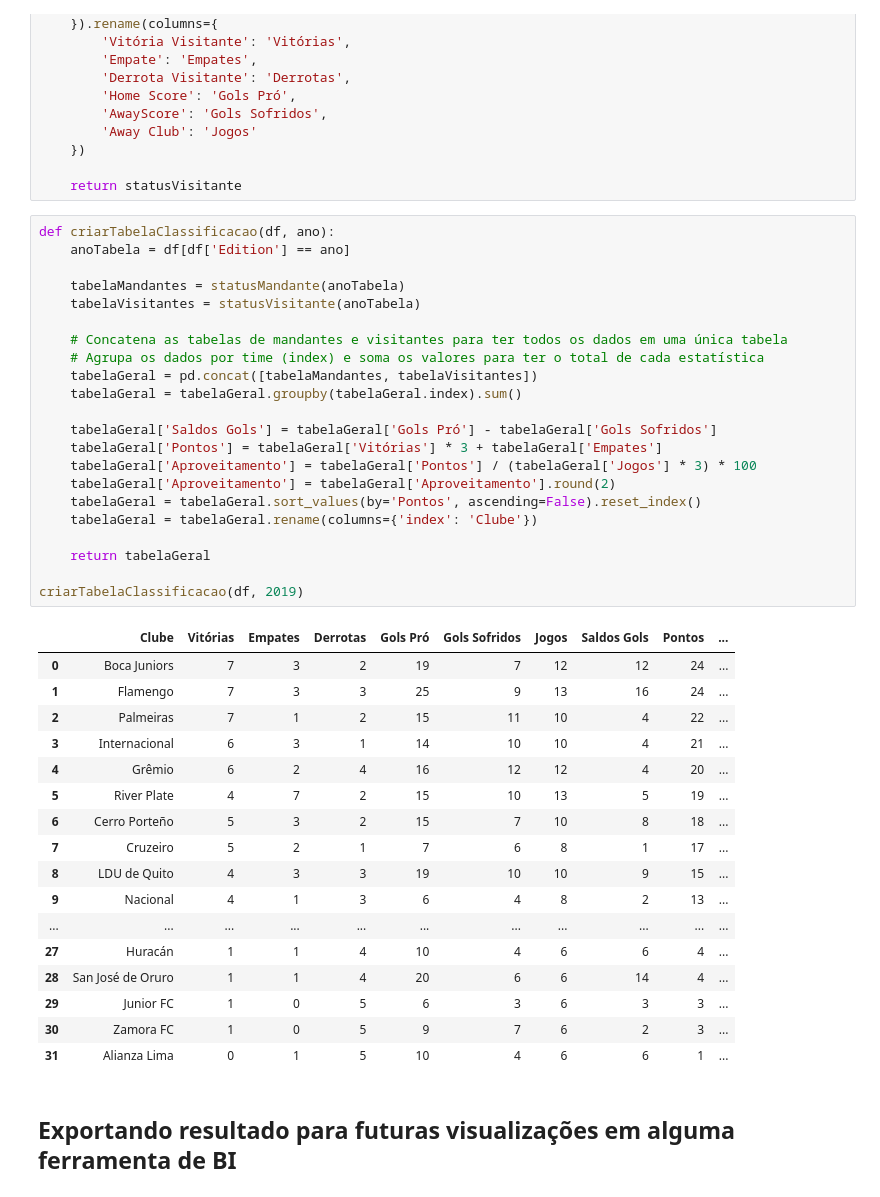
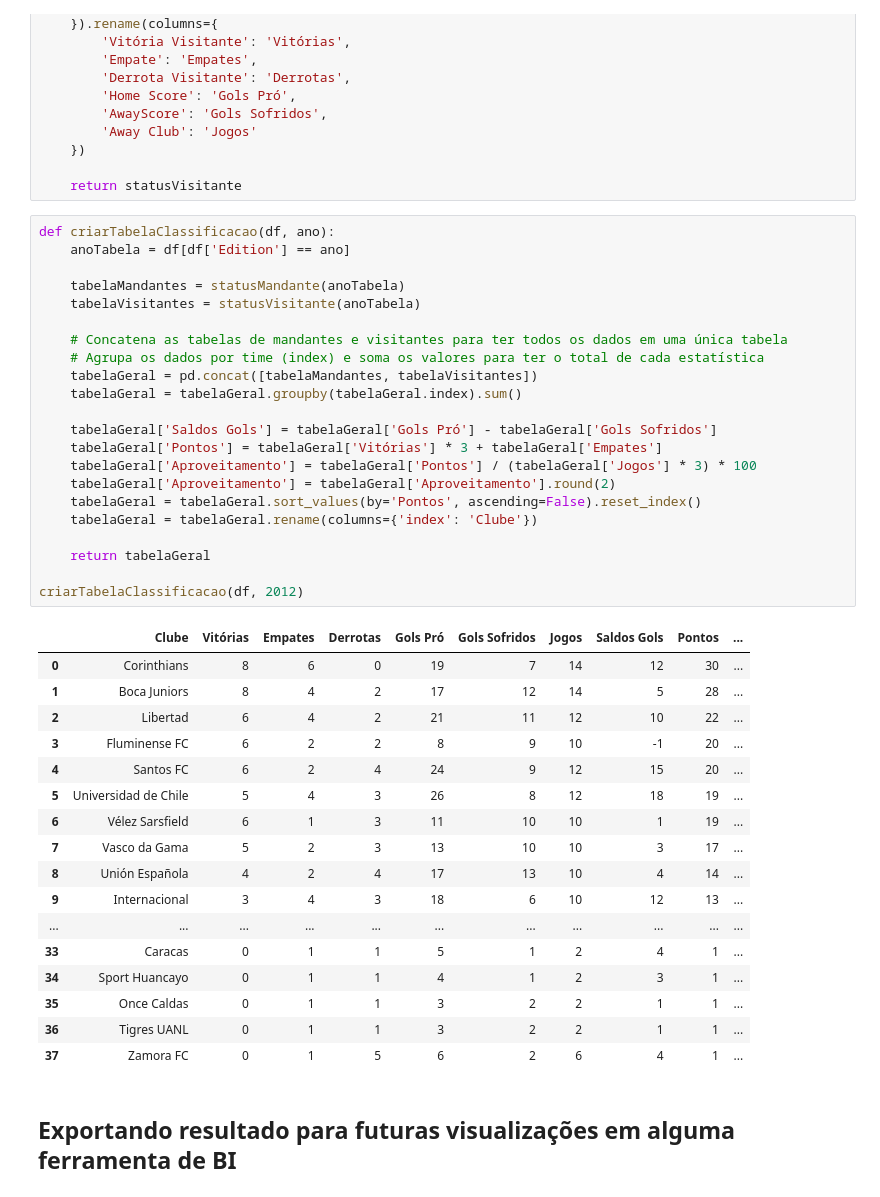
Before and after one commit to Bressane06/estudosPandas, a Jupyter notebook: notebooks/libertadores2011-2024/analise-geral/dadosGeraisLibertadores.ipynb, the cells around one changed output. Cells and saved outputs as stored; diff of their text form.

```diff
--- a/notebooks/libertadores2011-2024/analise-geral/dadosGeraisLibertadores.ipynb
+++ b/notebooks/libertadores2011-2024/analise-geral/dadosGeraisLibertadores.ipynb
@@ -104,43 +104,43 @@ def statusVisitante(dfAno):
 # %%
 def criarTabelaClassificacao(df, ano):
     anoTabela = df[df['Edition'] == ano]
 
     tabelaMandantes = statusMandante(anoTabela)
     tabelaVisitantes = statusVisitante(anoTabela)
 
     # Concatena as tabelas de mandantes e visitantes para ter todos os dados em uma única tabela
     # Agrupa os dados por time (index) e soma os valores para ter o total de cada estatística
     tabelaGeral = pd.concat([tabelaMandantes, tabelaVisitantes])
     tabelaGeral = tabelaGeral.groupby(tabelaGeral.index).sum()
 
     tabelaGeral['Saldos Gols'] = tabelaGeral['Gols Pró'] - tabelaGeral['Gols Sofridos']
     tabelaGeral['Pontos'] = tabelaGeral['Vitórias'] * 3 + tabelaGeral['Empates']
     tabelaGeral['Aproveitamento'] = tabelaGeral['Pontos'] / (tabelaGeral['Jogos'] * 3) * 100
     tabelaGeral['Aproveitamento'] = tabelaGeral['Aproveitamento'].round(2)
     tabelaGeral = tabelaGeral.sort_values(by='Pontos', ascending=False).reset_index()
     tabelaGeral = tabelaGeral.rename(columns={'index': 'Clube'})
 
     return tabelaGeral
 
-criarTabelaClassificacao(df, 2019)
+criarTabelaClassificacao(df, 2012)
 # %% [output]
 |  | Clube | Vitórias | Empates | Derrotas | Gols Pró | Gols Sofridos | Jogos | Saldos Gols | Pontos | ... |
-| 0 | Boca Juniors | 7 | 3 | 2 | 19 | 7 | 12 | 12 | 24 | ... |
-| 1 | Flamengo | 7 | 3 | 3 | 25 | 9 | 13 | 16 | 24 | ... |
-| 2 | Palmeiras | 7 | 1 | 2 | 15 | 11 | 10 | 4 | 22 | ... |
-| 3 | Internacional | 6 | 3 | 1 | 14 | 10 | 10 | 4 | 21 | ... |
-| 4 | Grêmio | 6 | 2 | 4 | 16 | 12 | 12 | 4 | 20 | ... |
-| 5 | River Plate | 4 | 7 | 2 | 15 | 10 | 13 | 5 | 19 | ... |
-| 6 | Cerro Porteño | 5 | 3 | 2 | 15 | 7 | 10 | 8 | 18 | ... |
-| 7 | Cruzeiro | 5 | 2 | 1 | 7 | 6 | 8 | 1 | 17 | ... |
-| 8 | LDU de Quito | 4 | 3 | 3 | 19 | 10 | 10 | 9 | 15 | ... |
-| 9 | Nacional | 4 | 1 | 3 | 6 | 4 | 8 | 2 | 13 | ... |
+| 0 | Corinthians | 8 | 6 | 0 | 19 | 7 | 14 | 12 | 30 | ... |
+| 1 | Boca Juniors | 8 | 4 | 2 | 17 | 12 | 14 | 5 | 28 | ... |
+| 2 | Libertad | 6 | 4 | 2 | 21 | 11 | 12 | 10 | 22 | ... |
+| 3 | Fluminense FC | 6 | 2 | 2 | 8 | 9 | 10 | -1 | 20 | ... |
+| 4 | Santos FC | 6 | 2 | 4 | 24 | 9 | 12 | 15 | 20 | ... |
+| 5 | Universidad de Chile | 5 | 4 | 3 | 26 | 8 | 12 | 18 | 19 | ... |
+| 6 | Vélez Sarsfield | 6 | 1 | 3 | 11 | 10 | 10 | 1 | 19 | ... |
+| 7 | Vasco da Gama | 5 | 2 | 3 | 13 | 10 | 10 | 3 | 17 | ... |
+| 8 | Unión Española | 4 | 2 | 4 | 17 | 13 | 10 | 4 | 14 | ... |
+| 9 | Internacional | 3 | 4 | 3 | 18 | 6 | 10 | 12 | 13 | ... |
 | ... | ... | ... | ... | ... | ... | ... | ... | ... | ... | ... |
-| 27 | Huracán | 1 | 1 | 4 | 10 | 4 | 6 | 6 | 4 | ... |
-| 28 | San José de Oruro | 1 | 1 | 4 | 20 | 6 | 6 | 14 | 4 | ... |
-| 29 | Junior FC | 1 | 0 | 5 | 6 | 3 | 6 | 3 | 3 | ... |
-| 30 | Zamora FC | 1 | 0 | 5 | 9 | 7 | 6 | 2 | 3 | ... |
-| 31 | Alianza Lima | 0 | 1 | 5 | 10 | 4 | 6 | 6 | 1 | ... |
+| 33 | Caracas | 0 | 1 | 1 | 5 | 1 | 2 | 4 | 1 | ... |
+| 34 | Sport Huancayo | 0 | 1 | 1 | 4 | 1 | 2 | 3 | 1 | ... |
+| 35 | Once Caldas | 0 | 1 | 1 | 3 | 2 | 2 | 1 | 1 | ... |
+| 36 | Tigres UANL | 0 | 1 | 1 | 3 | 2 | 2 | 1 | 1 | ... |
+| 37 | Zamora FC | 0 | 1 | 5 | 6 | 2 | 6 | 4 | 1 | ... |
 # %% [markdown]
 ## Exportando resultado para futuras visualizações em alguma ferramenta de BI
 # %%
```
Also changed, not shown: 3 other files.
